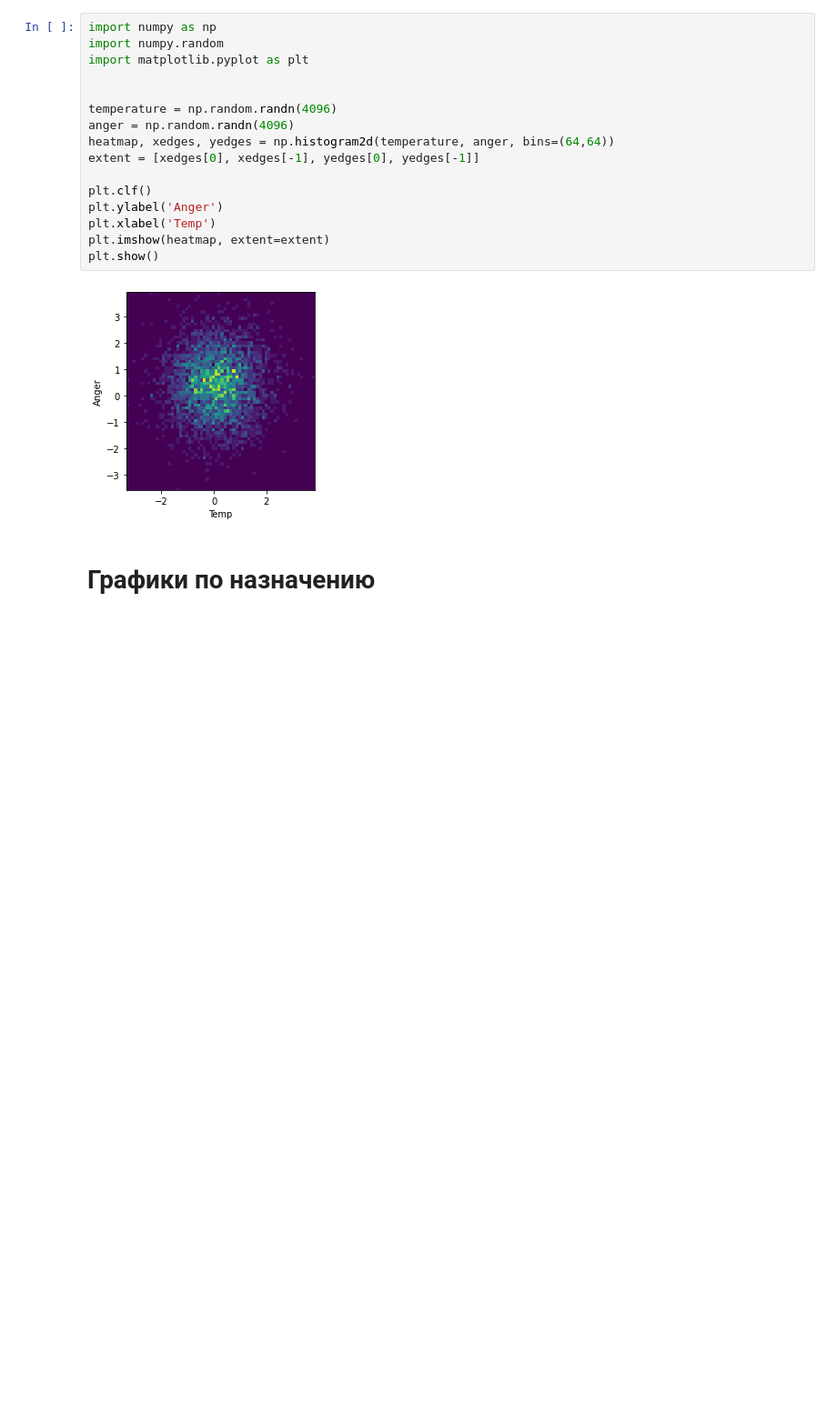
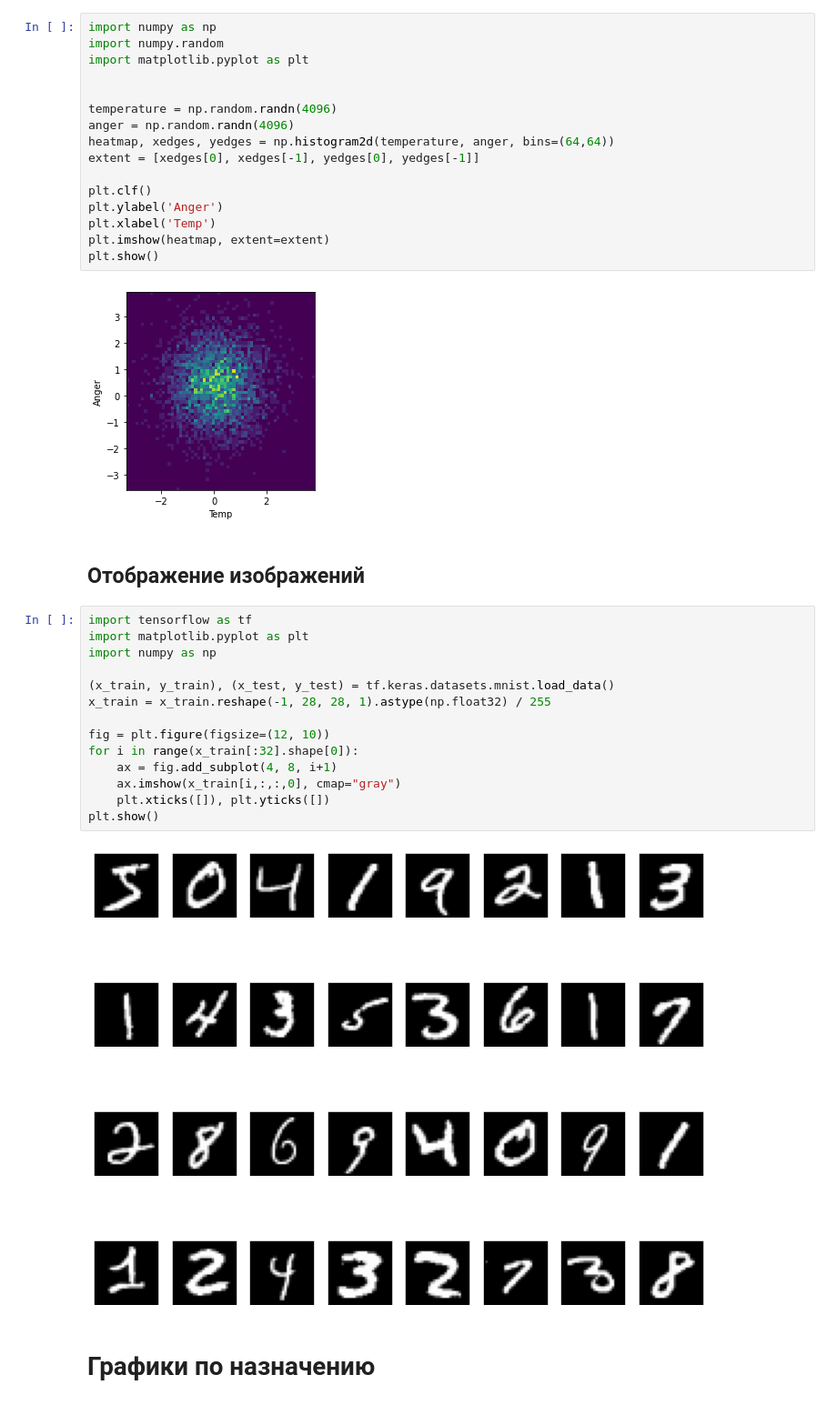
Before and after one commit to RomanK-ML/my-notes, a Jupyter notebook: Конспекты/Data Science/Анализ данных/Графики.ipynb, the cells around one changed output. Shown at 91% size. Drawn from its saved outputs; the diff is of its cells as text; blank space fills up the shorter version.

```diff
--- a/Конспекты/Data Science/Анализ данных/Графики.ipynb
+++ b/Конспекты/Data Science/Анализ данных/Графики.ipynb
@@ -321,6 +321,24 @@ plt.imshow(heatmap, extent=extent)
 plt.show()
 # %% [output]
 [figure]
+# %% [markdown]
+## Отображение изображений
+# %%
+import tensorflow as tf
+import matplotlib.pyplot as plt
+import numpy as np
+
+(x_train, y_train), (x_test, y_test) = tf.keras.datasets.mnist.load_data()
+x_train = x_train.reshape(-1, 28, 28, 1).astype(np.float32) / 255
+
+fig = plt.figure(figsize=(12, 10))
+for i in range(x_train[:32].shape[0]):
+    ax = fig.add_subplot(4, 8, i+1)
+    ax.imshow(x_train[i,:,:,0], cmap="gray")
+    plt.xticks([]), plt.yticks([])
+plt.show()
+# %% [output]
+[figure, added]
 # %% [markdown]
 # Графики по назначению
 # %% [markdown]
```
Also changed, not shown: 44 other files.
